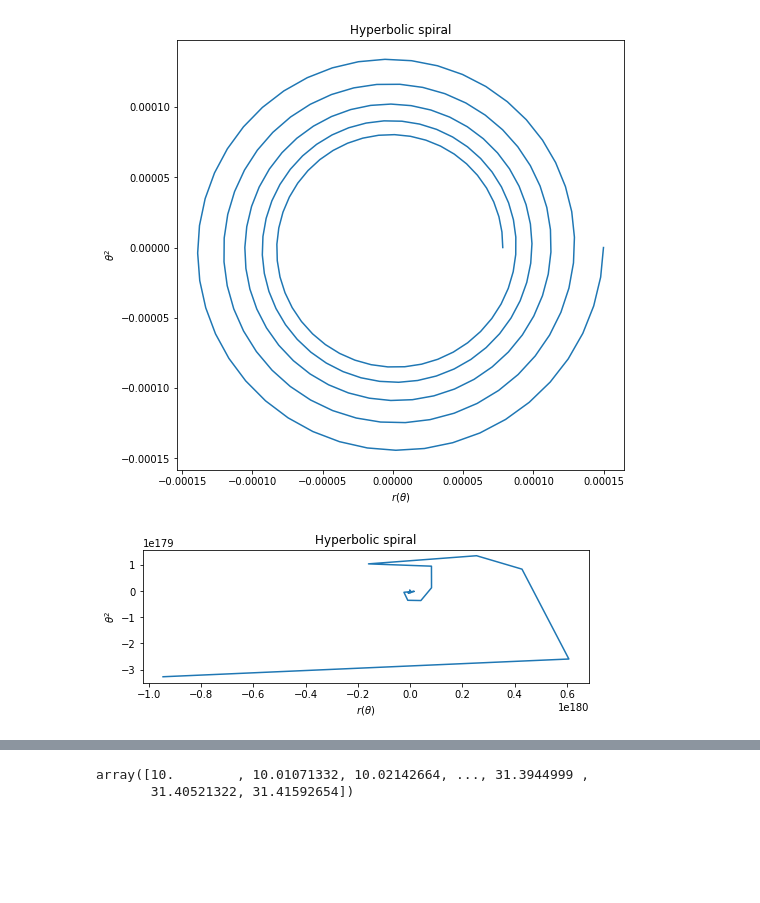
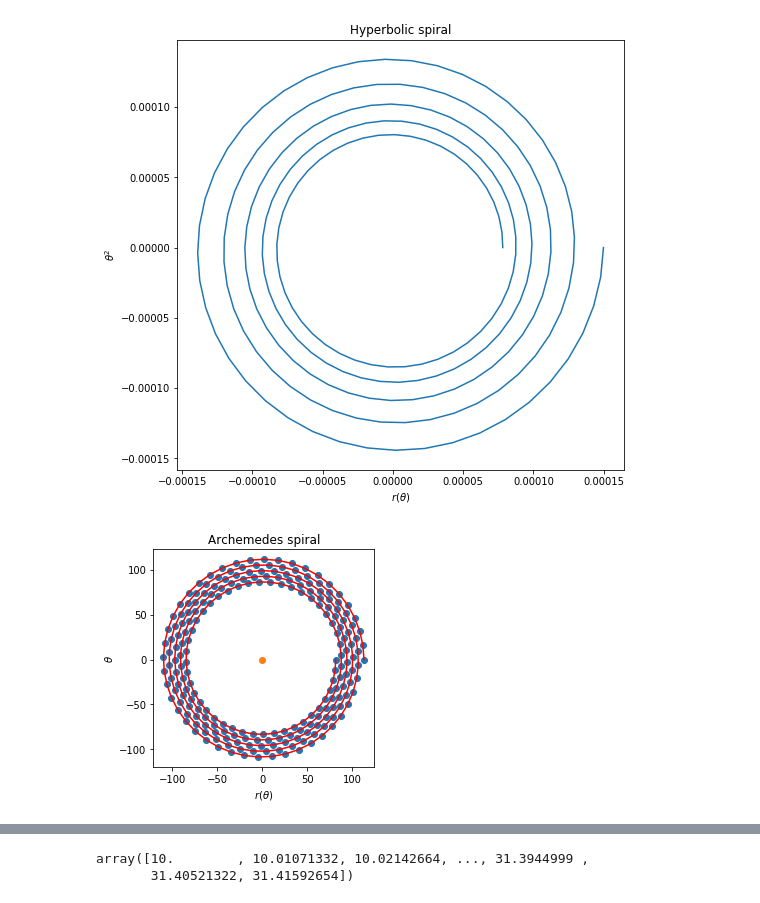
Before and after one commit to MaartenKool/CookBooks, a Jupyter notebook: SarosDial.ipynb, the cells around one changed output, grey strips where cells are left out. Drawn from its saved outputs; the diff is of its cells as text; code cells hidden in the pictures; blank space fills up the shorter version.

```diff
--- a/SarosDial.ipynb
+++ b/SarosDial.ipynb
@@ -358,43 +358,52 @@ plt.show()
 #    i.e. the Galilean spiral
 
 #  Paul Eugenio
 #  Florida State University
 #  PHZ4151C
 #  29 Jan 2019
 # """
-
+# a <- 1.5
+# b <- -2.4
+# t <- seq(0,5*pi, length.out=500)
+# x <- (a + b*t) * cos(t)
+# y <- (a + b*t) * sin(t)
 from __future__ import division, print_function
 import matplotlib.pyplot as plt
 import numpy as np
 %matplotlib inline
 # use latex
 plt.rc('text', usetex=False)
 
-#  define parameters
-thetaMin, thetaMax = 0, 180
-steps = 1000
+# define parameters
+thetaMin, thetaMax = 26*np.pi, 36*np.pi
+steps = 223
 
 
 # use numpy vectorization to generate plotting values
-theta = np.logspace(thetaMin, thetaMax, steps)
-r = theta
+theta = np.linspace(thetaMin, thetaMax, steps)
+r = theta #*theta
 x = r*np.cos(theta)
 y = r*np.sin(-theta)
 # 90*np.pi*r
 
-fig, ax = plt.subplots(figsize=(8,8))
+# fig, ax = plt.subplots(figsize=(8,8))
+fig, ax = plt.subplots()
+
+
 # ax.set(xlim=xlim, ylim=ylim, autoscale_on=False)
 
 
 ax.set_aspect('equal')
 # plot curve and decorate with latex equation
-plt.plot(x, y)
-# plt.plot(x, y)
+# plt.plot(x[600:], y[600:])
+plt.scatter(x, y)
+plt.plot(x, y, c='r')
+plt.scatter(0,0)
 plt.xlabel(r"$r(\theta)$")
-plt.ylabel(r"$\theta^2$")
-plt.title("Hyperbolic spiral")
+plt.ylabel(r"$\theta$")
+plt.title("Archemedes spiral")
 # plt.savefig("spiral.png")
 plt.show()
 # %% [output]
-[figure, old version]
+[figure, new version]
 # %%
```
Also changed, not shown: parts of 14 cells of this notebook, 1 other file.
